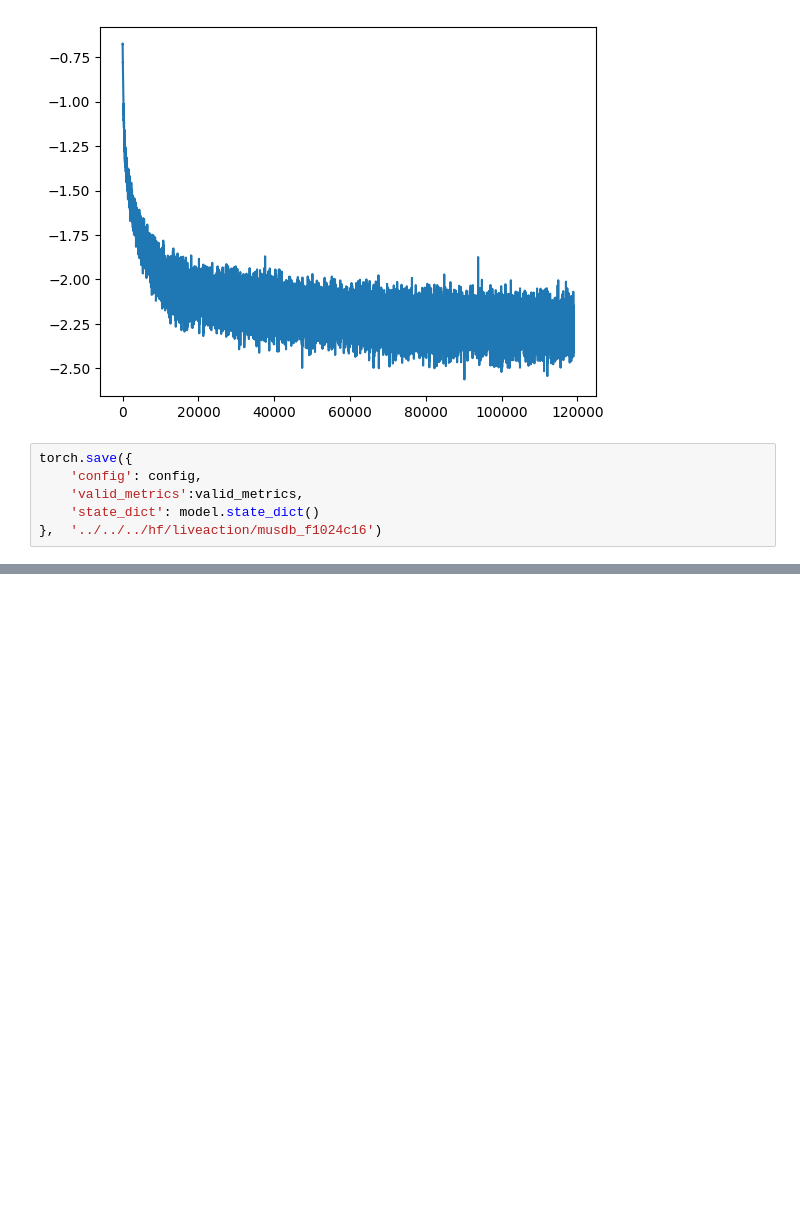
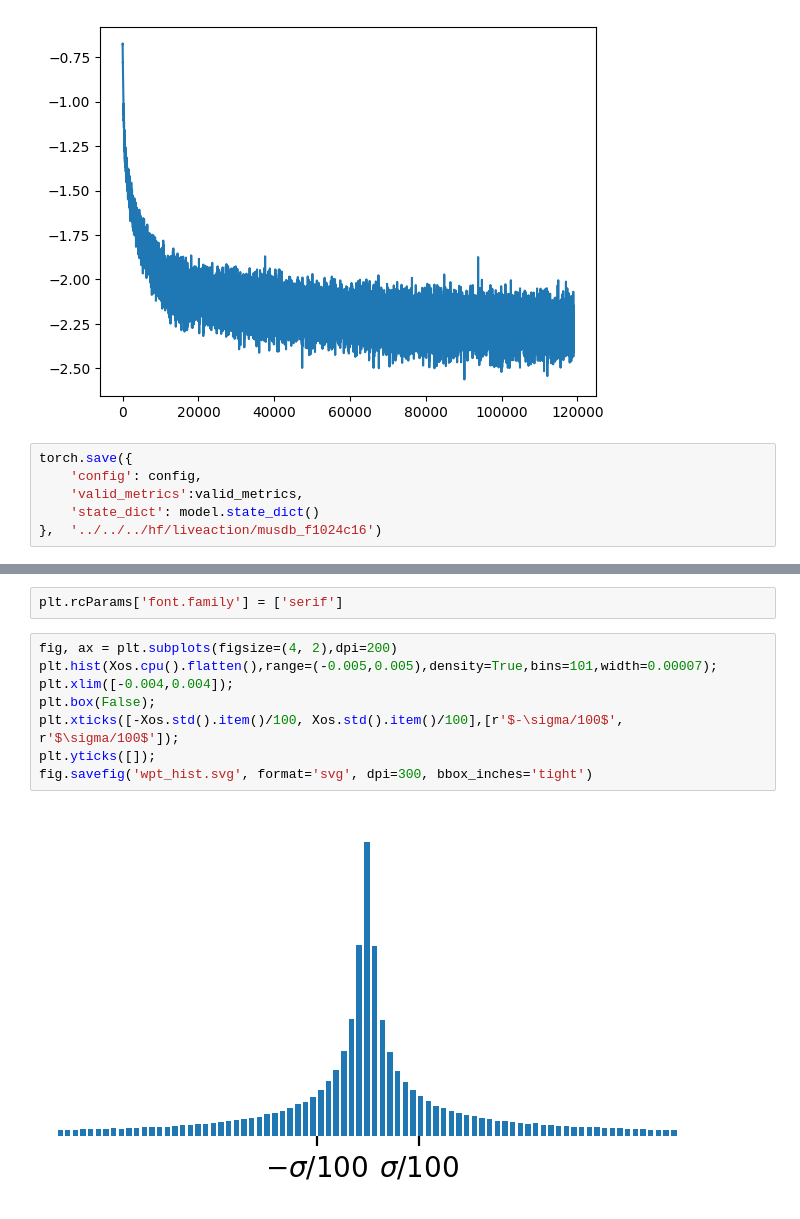
Before and after one commit to UT-SysML/liveaction, a Jupyter notebook: train/musdb_f1024c16.ipynb, the cells around one changed output, grey strips where cells are left out. Drawn from its saved outputs; the diff is of its cells as text; blank space fills up the shorter version.

```diff
--- a/train/musdb_f1024c16.ipynb
+++ b/train/musdb_f1024c16.ipynb
@@ -219,0 +261,12 @@ torch.save({
+# %%
+plt.rcParams['font.family'] = ['serif']
+# %%
+fig, ax = plt.subplots(figsize=(4, 2),dpi=200)
+plt.hist(Xos.cpu().flatten(),range=(-0.005,0.005),density=True,bins=101,width=0.00007);
+plt.xlim([-0.004,0.004]);
+plt.box(False);
+plt.xticks([-Xos.std().item()/100, Xos.std().item()/100],[r'$-\sigma/100$', r'$\sigma/100$']);
+plt.yticks([]);
+fig.savefig('wpt_hist.svg', format='svg', dpi=300, bbox_inches='tight')
+# %% [output]
+[figure, added]
```
Also changed, not shown: parts of 7 cells of this notebook.
